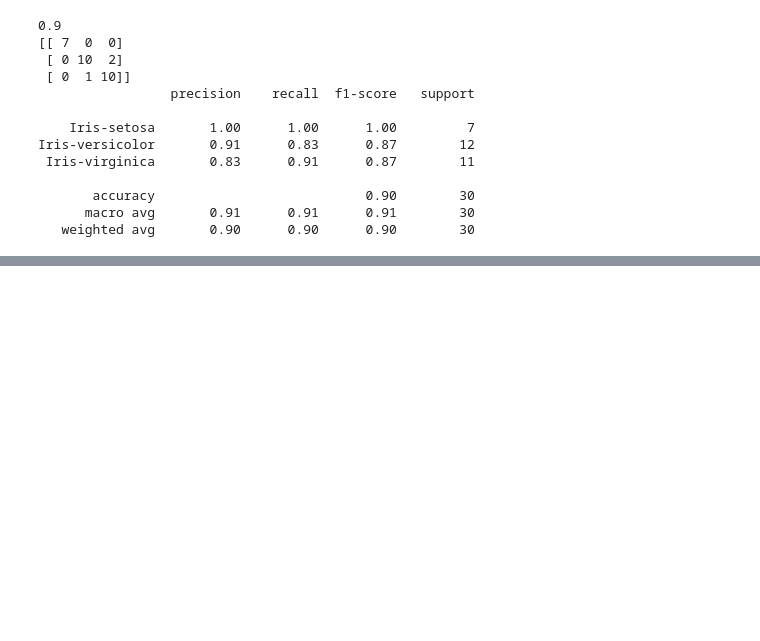
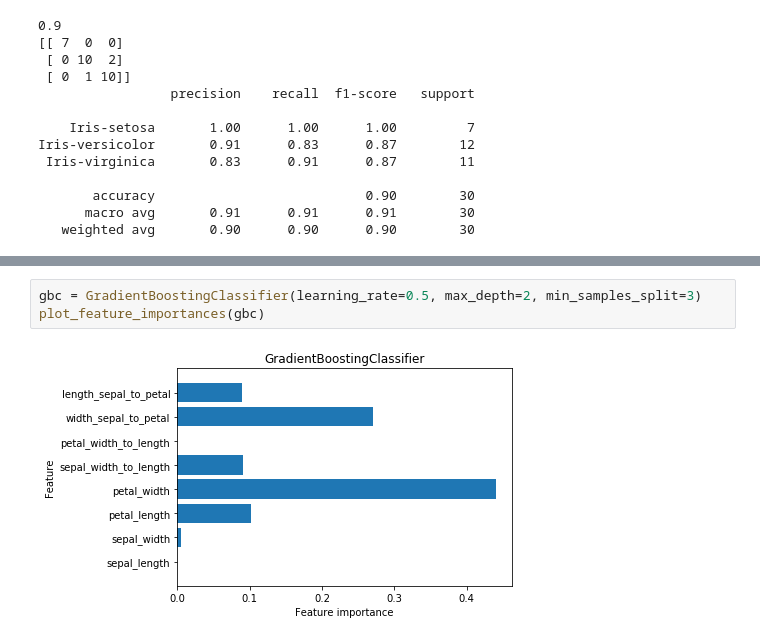
Before and after one commit to Ashur59/DSDJ-Homeworks, a Jupyter notebook: HW2.ipynb, the cells around one changed output, grey strips where cells are left out. Cells and saved outputs as stored; diff of their text form; blank space fills up the shorter version.

```diff
--- a/HW2.ipynb
+++ b/HW2.ipynb
@@ -590,0 +742,5 @@ Best cross-validation score: 0.975
+# %%
+gbc = GradientBoostingClassifier(learning_rate=0.5, max_depth=2, min_samples_split=3)
+plot_feature_importances(gbc)
+# %% [output]
+[figure, added]
```
Also changed, not shown: parts of 27 cells of this notebook.
